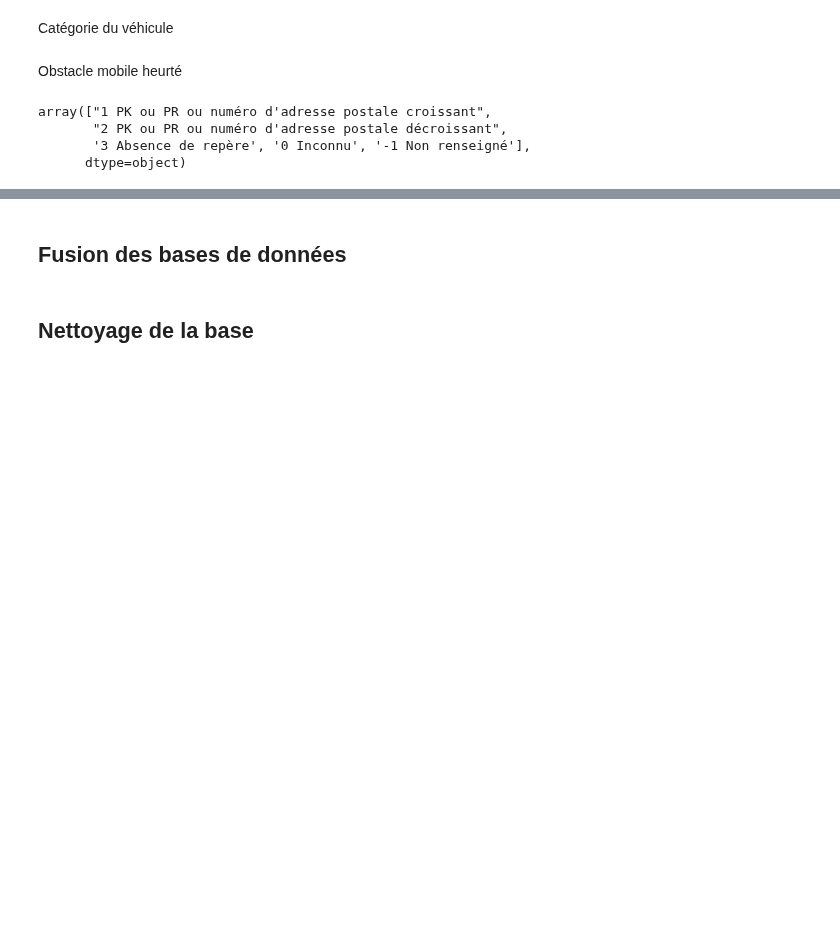
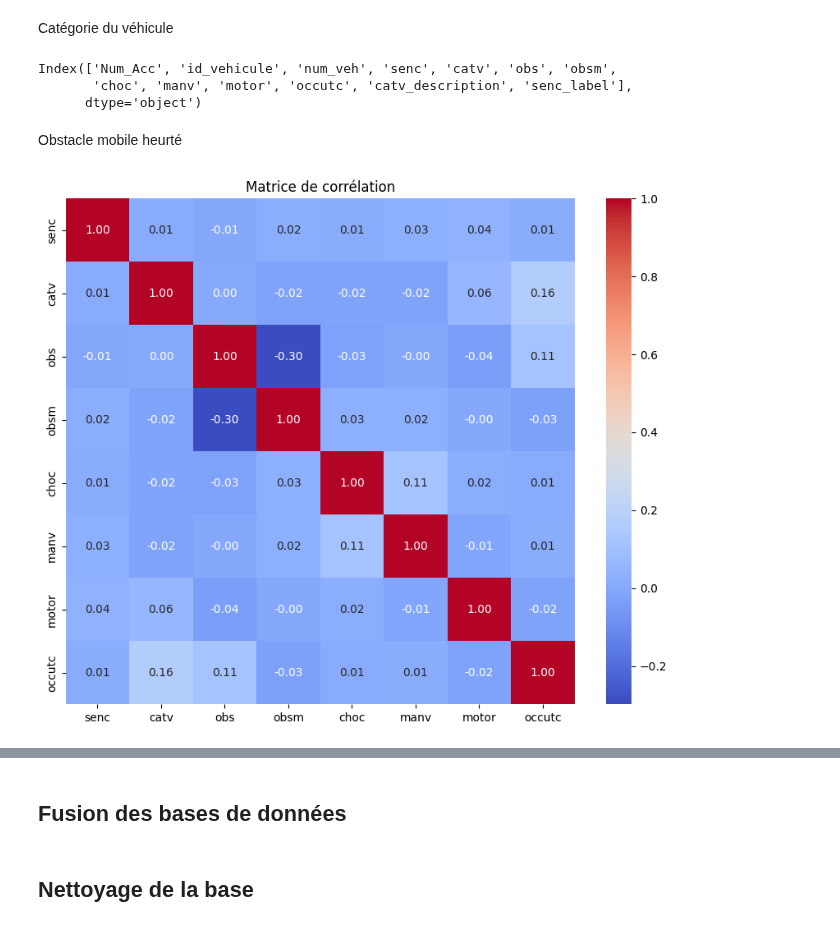
Before and after one commit to ABE-svg/Projet-Python-pour-la-Data-Science, a Jupyter notebook: main_file.ipynb, the cells around one changed output, grey strips where cells are left out. Saved outputs shown, nothing was run; the diff lists cells and outputs as text; code cells hidden in the pictures; blank space fills up the shorter version.

Commit message:
Description base vehicule

```diff
--- a/main_file.ipynb
+++ b/main_file.ipynb
@@ -906,11 +930,17 @@ catv_dict = {
     "80": "VAE",
     "99": "Autre véhicule"
 }
+# %%
+df_vehicules.columns
+# %% [output]
+Index(['Num_Acc', 'id_vehicule', 'num_veh', 'senc', 'catv', 'obs', 'obsm',
+       'choc', 'manv', 'motor', 'occutc', 'catv_description', 'senc_label'],
+      dtype='object')
 # %% [markdown]
 Obstacle mobile heurté
 # %%
-obstacle_dict = {
-    -1: "Non renseigné",
+obsm_labels = {
+    '-1': "Non renseigné",
     0: "Aucun",
     1: "Piéton",
     2: "Véhicule",
@@ -919,8 +949,26 @@ obstacle_dict = {
     6: "Animal sauvage",
     9: "Autre"
 }
-# %% [output]
-array(["1 PK ou PR ou numéro d'adresse postale croissant",
-       "2 PK ou PR ou numéro d'adresse postale décroissant",
-       '3 Absence de repère', '0 Inconnu', '-1 Non renseigné'],
-      dtype=object)
+# %%
+
+
+# Supposons que df_vehicules soit votre DataFrame
+
+# Liste des colonnes à inclure pour la matrice de corrélation
+colonnes_a_inclure = [
+    "senc", "catv", "obs", "obsm", "choc", "manv", "motor", "occutc"
+]
+
+# Filtrer les colonnes numériques parmi celles sélectionnées
+colonnes_numeriques = [col for col in colonnes_a_inclure if df_vehicules[col].dtype in ['int64', 'float64']]
+
+# Calcul de la matrice de corrélation
+corr_matrix = df_vehicules[colonnes_numeriques].corr()
+
+# Affichage de la matrice de corrélation avec une carte thermique
+plt.figure(figsize=(10, 8))
+sns.heatmap(corr_matrix, annot=True, cmap='coolwarm', fmt='.2f', cbar=True)
+plt.title("Matrice de corrélation")
+plt.show()
+# %% [output]
+[figure, added]
```
Also changed, not shown: parts of 25 cells of this notebook.
